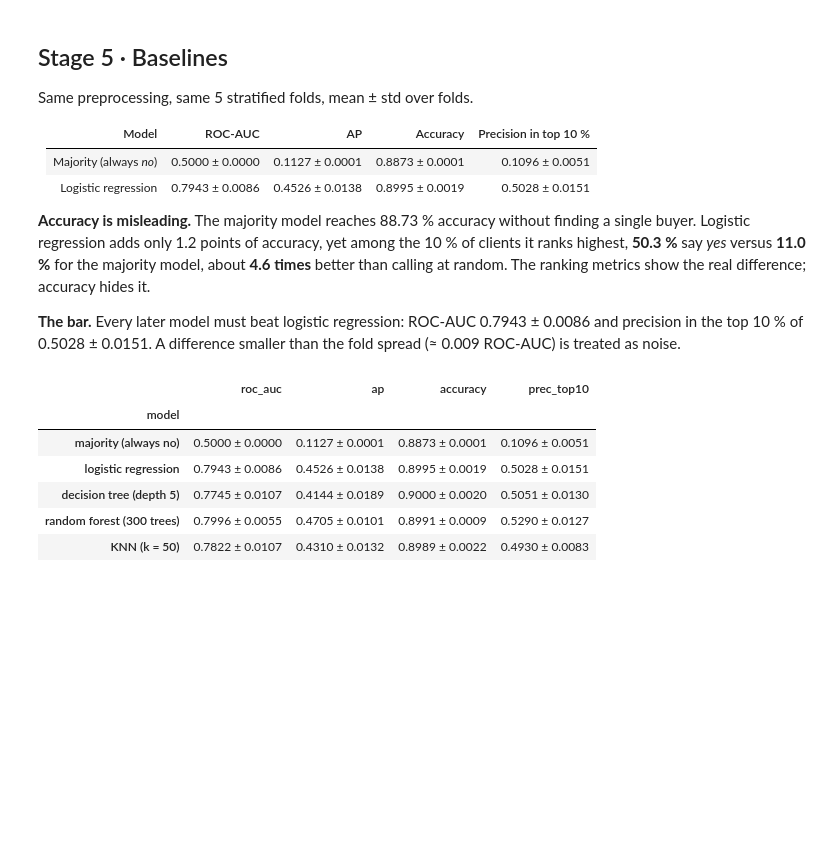
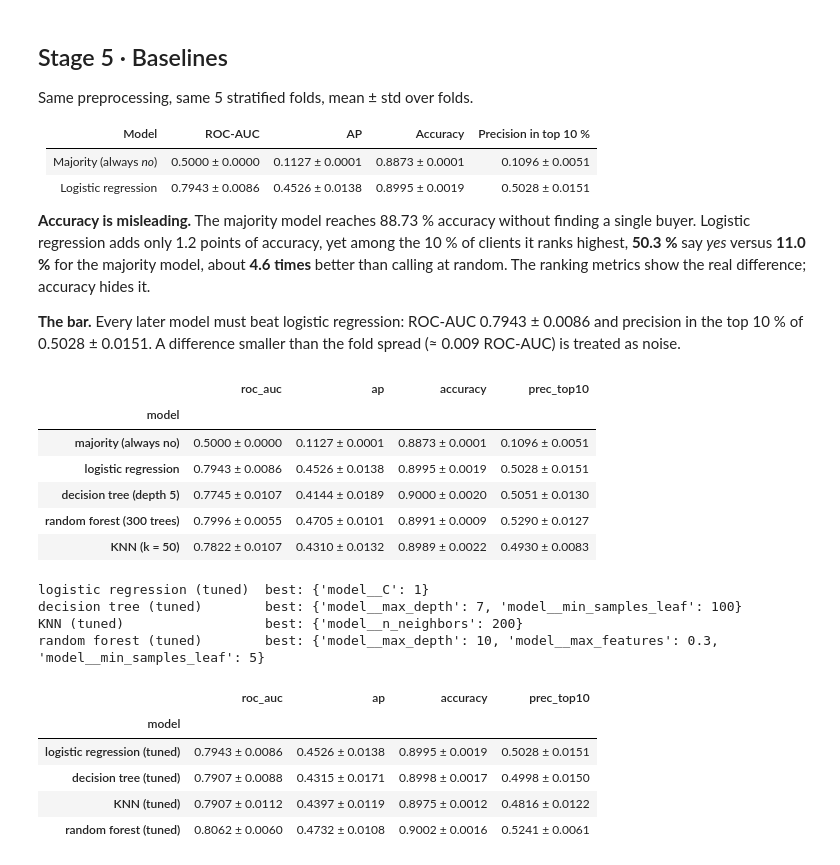
Before and after one commit to ayazhanaisan-prog/aisan_ML_task_3, a Jupyter notebook: aisan_ML_task_3.ipynb, the cells around one changed output. Saved outputs shown, nothing was run; the diff lists cells and outputs as text; code cells hidden in the pictures; blank space fills up the shorter version.

Commit message:
Stage 6: hyper-parameter tuning

```diff
--- a/aisan_ML_task_3.ipynb
+++ b/aisan_ML_task_3.ipynb
@@ -409,3 +409,50 @@ summary
 | decision tree (depth 5) | 0.7745 ± 0.0107 | 0.4144 ± 0.0189 | 0.9000 ± 0.0020 | 0.5051 ± 0.0130 |
 | random forest (300 trees) | 0.7996 ± 0.0055 | 0.4705 ± 0.0101 | 0.8991 ± 0.0009 | 0.5290 ± 0.0127 |
 | KNN (k = 50) | 0.7822 ± 0.0107 | 0.4310 ± 0.0132 | 0.8989 ± 0.0022 | 0.4930 ± 0.0083 |
+# %%
+from sklearn.model_selection import GridSearchCV
+
+def tune(name, model, grid):
+    """Grid search on the dev part, same folds and metrics; best = highest mean ROC-AUC."""
+    pipe = Pipeline([("prep", make_preprocessor()), ("model", model)])
+    gs = GridSearchCV(pipe, {"model__" + k: v for k, v in grid.items()},
+                      cv=cv, scoring=scoring, refit="roc_auc", n_jobs=-1)
+    gs.fit(X_dev, y_dev)
+    i, cvr = gs.best_index_, gs.cv_results_
+    fold_scores[name] = np.array([cvr[f"split{f}_test_roc_auc"][i] for f in range(cv.get_n_splits())])
+    row = {"model": name}
+    for m in scoring:
+        row[m] = f"{cvr['mean_test_' + m][i]:.4f} ± {cvr['std_test_' + m][i]:.4f}"
+    print(f"{name:28s} best: {gs.best_params_}")
+    return row, gs
+
+search_spaces = {
+    "logistic regression (tuned)": (LogisticRegression(max_iter=2000),
+        {"C": [0.01, 0.1, 1, 10]}),
+    "decision tree (tuned)": (DecisionTreeClassifier(random_state=SEED),
+        {"max_depth": [3, 5, 7, 10], "min_samples_leaf": [20, 50, 100]}),
+    "KNN (tuned)": (KNeighborsClassifier(),
+        {"n_neighbors": [25, 50, 100, 200]}),
+    "random forest (tuned)": (RandomForestClassifier(n_estimators=200, n_jobs=1, random_state=SEED),
+        {"max_depth": [10, None], "min_samples_leaf": [5, 20, 50], "max_features": ["sqrt", 0.3]}),
+}
+
+tuned_rows, searches = [], {}
+for name, (model, grid) in search_spaces.items():
+    row, gs = tune(name, model, grid)
+    tuned_rows.append(row)
+    searches[name] = gs
+
+tuned_summary = pd.DataFrame(tuned_rows).set_index("model")
+tuned_summary
+# %% [output]
+logistic regression (tuned)  best: {'model__C': 1}
+decision tree (tuned)        best: {'model__max_depth': 7, 'model__min_samples_leaf': 100}
+KNN (tuned)                  best: {'model__n_neighbors': 200}
+random forest (tuned)        best: {'model__max_depth': 10, 'model__max_features': 0.3, 'model__min_samples_leaf': 5}
+|  | roc_auc | ap | accuracy | prec_top10 |
+| model |  |  |  |  |
+| logistic regression (tuned) | 0.7943 ± 0.0086 | 0.4526 ± 0.0138 | 0.8995 ± 0.0019 | 0.5028 ± 0.0151 |
+| decision tree (tuned) | 0.7907 ± 0.0088 | 0.4315 ± 0.0171 | 0.8998 ± 0.0017 | 0.4998 ± 0.0150 |
+| KNN (tuned) | 0.7907 ± 0.0112 | 0.4397 ± 0.0119 | 0.8975 ± 0.0012 | 0.4816 ± 0.0122 |
+| random forest (tuned) | 0.8062 ± 0.0060 | 0.4732 ± 0.0108 | 0.9002 ± 0.0016 | 0.5241 ± 0.0061 |
```
